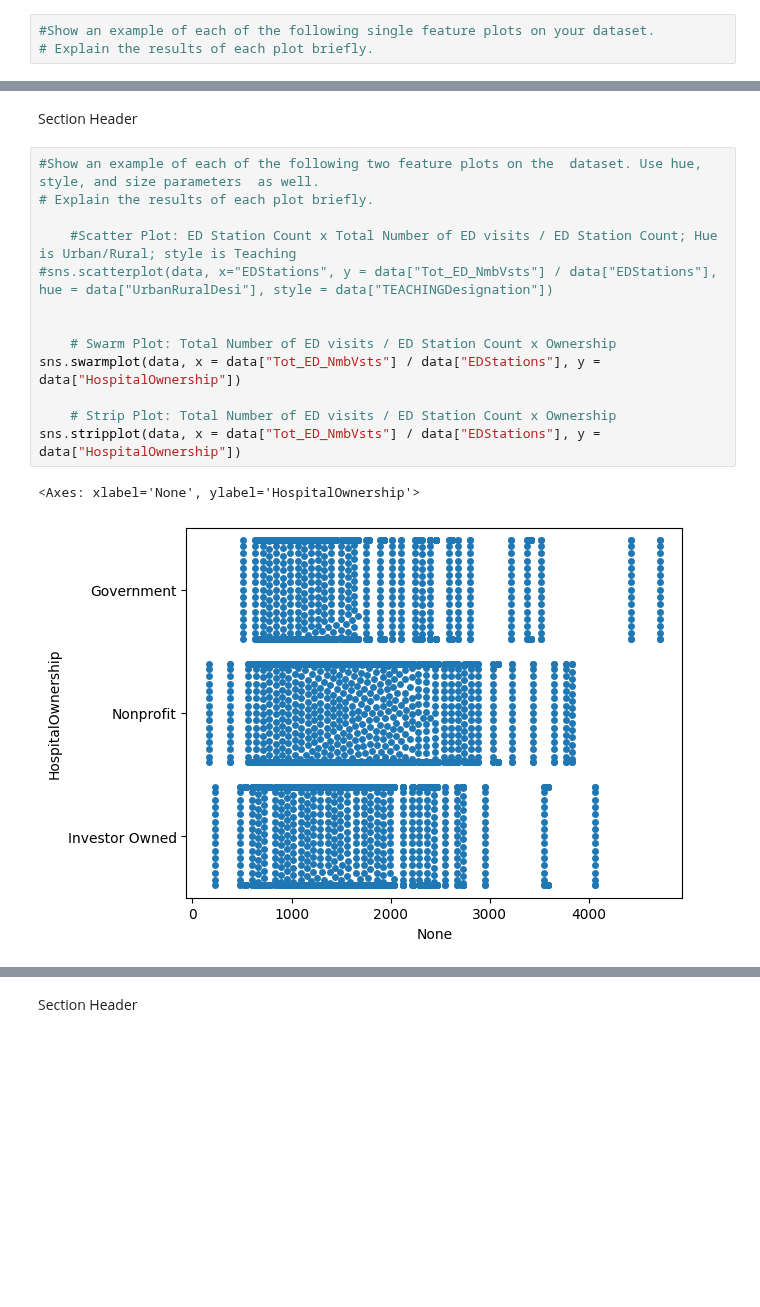
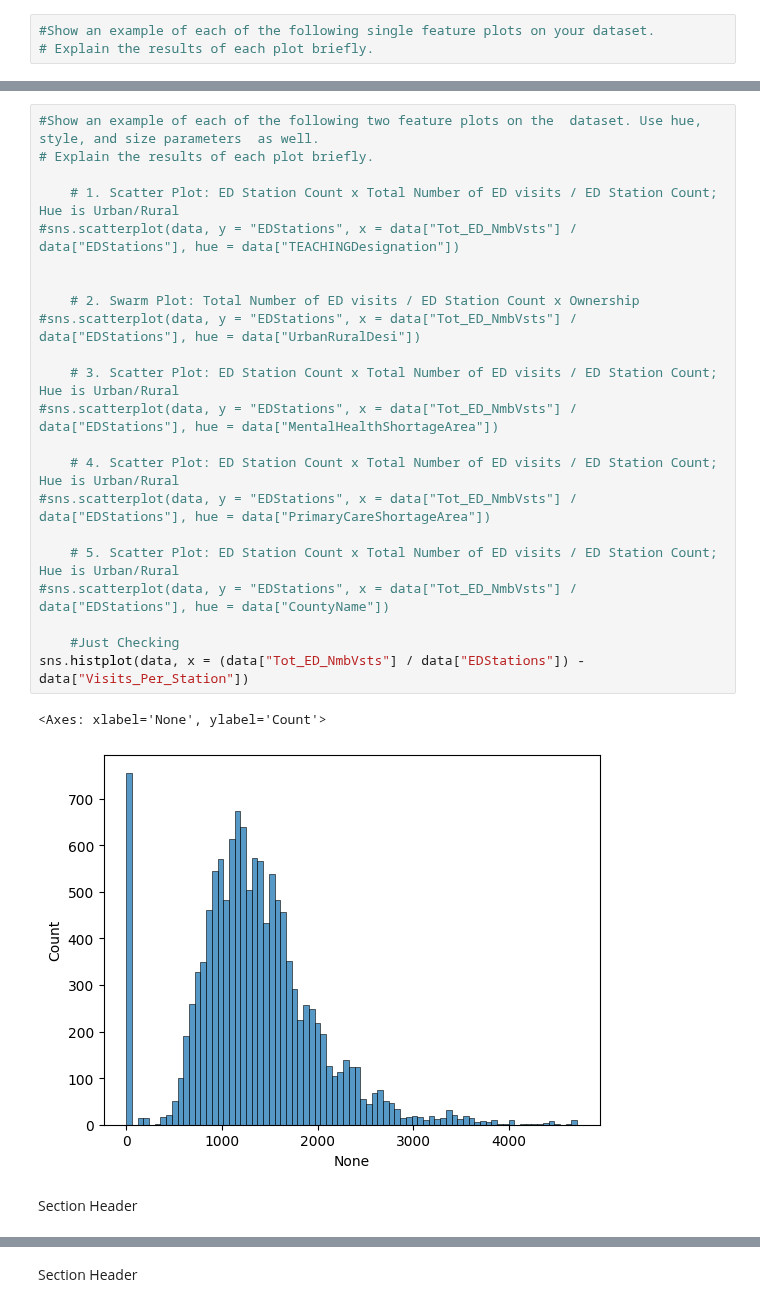
Before and after one commit to tovarrog24/Emergency-Department-Volume-and-Capacity, a Jupyter notebook: exploration.ipynb, the cells around one changed output, grey strips where cells are left out. Drawn from its saved outputs; the diff is of its cells as text; blank space fills up the shorter version.

```diff
--- a/exploration.ipynb
+++ b/exploration.ipynb
@@ -26,18 +38,27 @@ Section Header
+# %%
+#Show an example of each of the following two feature plots on the  dataset. Use hue, style, and size parameters  as well.
+# Explain the results of each plot briefly.
+
+    # 1. Scatter Plot: ED Station Count x Total Number of ED visits / ED Station Count; Hue is Urban/Rural
+#sns.scatterplot(data, y = "EDStations", x = data["Tot_ED_NmbVsts"] / data["EDStations"], hue = data["TEACHINGDesignation"])
+
+
+    # 2. Swarm Plot: Total Number of ED visits / ED Station Count x Ownership
+#sns.scatterplot(data, y = "EDStations", x = data["Tot_ED_NmbVsts"] / data["EDStations"], hue = data["UrbanRuralDesi"])
+
+    # 3. Scatter Plot: ED Station Count x Total Number of ED visits / ED Station Count; Hue is Urban/Rural
+#sns.scatterplot(data, y = "EDStations", x = data["Tot_ED_NmbVsts"] / data["EDStations"], hue = data["MentalHealthShortageArea"])
+
+    # 4. Scatter Plot: ED Station Count x Total Number of ED visits / ED Station Count; Hue is Urban/Rural
+#sns.scatterplot(data, y = "EDStations", x = data["Tot_ED_NmbVsts"] / data["EDStations"], hue = data["PrimaryCareShortageArea"])
+
+    # 5. Scatter Plot: ED Station Count x Total Number of ED visits / ED Station Count; Hue is Urban/Rural
+#sns.scatterplot(data, y = "EDStations", x = data["Tot_ED_NmbVsts"] / data["EDStations"], hue = data["CountyName"])
+
+    #Just Checking
+sns.histplot(data, x = (data["Tot_ED_NmbVsts"] / data["EDStations"]) - data["Visits_Per_Station"])
+# %% [output]
+<Axes: xlabel='None', ylabel='Count'>
+[figure, added]
 # %% [markdown]
 Section Header
-# %%
-#Show an example of each of the following two feature plots on the  dataset. Use hue, style, and size parameters  as well.
-# Explain the results of each plot briefly.
-
-    #Scatter Plot: ED Station Count x Total Number of ED visits / ED Station Count; Hue is Urban/Rural; style is Teaching
-#sns.scatterplot(data, x="EDStations", y = data["Tot_ED_NmbVsts"] / data["EDStations"], hue = data["UrbanRuralDesi"], style = data["TEACHINGDesignation"])
-
-
-    # Swarm Plot: Total Number of ED visits / ED Station Count x Ownership
-sns.swarmplot(data, x = data["Tot_ED_NmbVsts"] / data["EDStations"], y = data["HospitalOwnership"])
-
-    # Strip Plot: Total Number of ED visits / ED Station Count x Ownership
-sns.stripplot(data, x = data["Tot_ED_NmbVsts"] / data["EDStations"], y = data["HospitalOwnership"])
-# %% [output]
-<Axes: xlabel='None', ylabel='HospitalOwnership'>
-[figure, removed]
```
Also changed, not shown: parts of 10 cells of this notebook.
